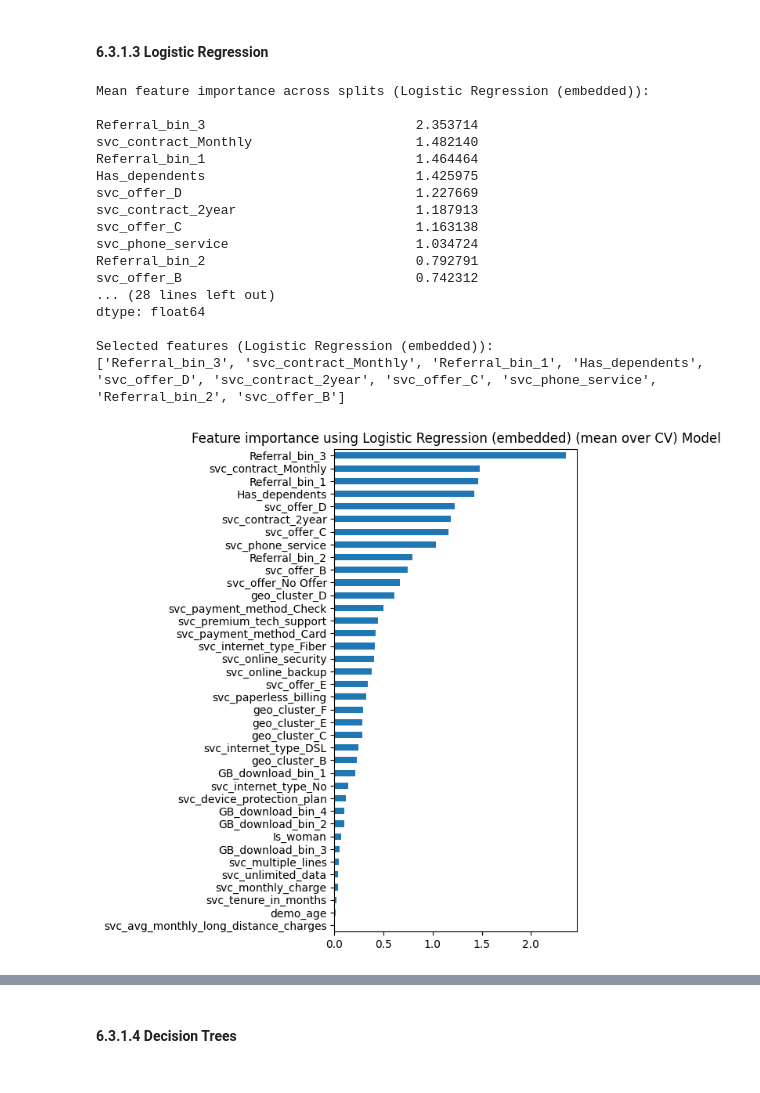
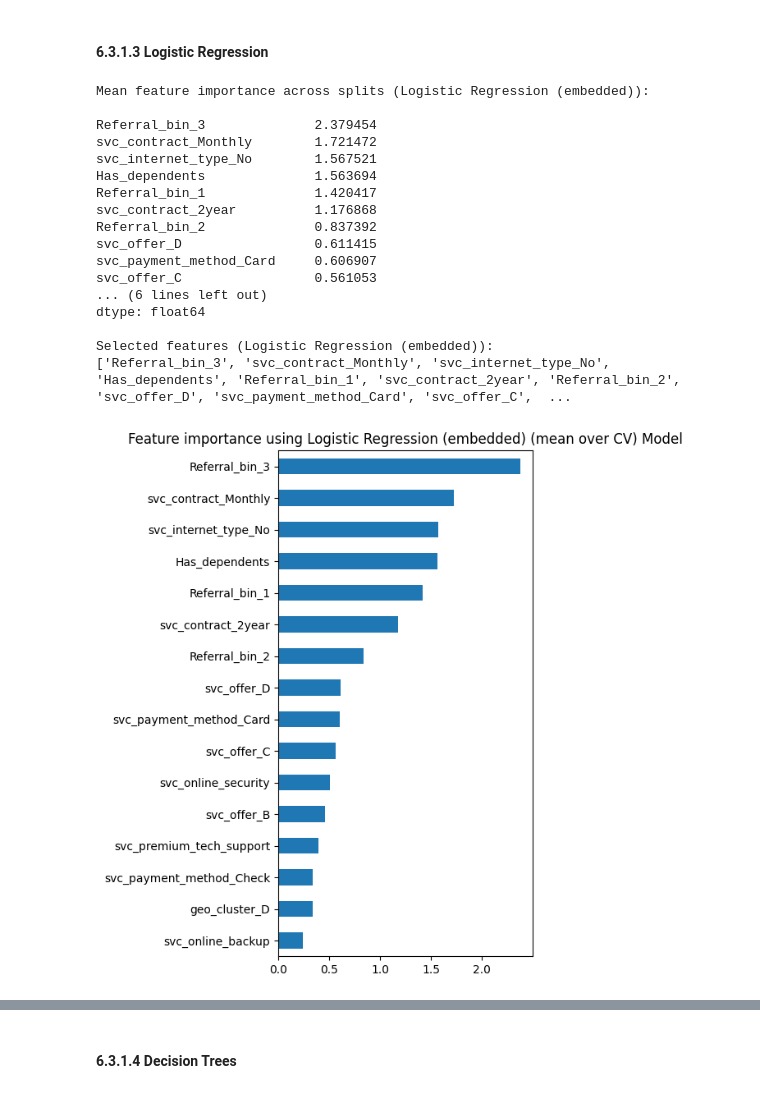
Before and after one commit to sergiopatinha/EnterpriseDataScienceBootcamp_workgroup, a Jupyter notebook: notebooks/03_data_preparation.ipynb, the cells around one changed output, grey strips where cells are left out. Cells and saved outputs as stored; diff of their text form; code cells hidden in the pictures.

```diff
--- a/notebooks/03_data_preparation.ipynb
+++ b/notebooks/03_data_preparation.ipynb
@@ -1182,8 +1206,8 @@ binary_cols = [
     "Has_dependents"
 ]
 
-for col in binary_cols:
-    X[col] = X[col].astype("int8")
+#for col in binary_cols:
+#    X[col] = X[col].astype("int8")
 
 # -------------- NOMINAL CATEGORICAL --------------
 object_cols = [
@@ -1196,8 +1220,8 @@ object_cols = [
     "geo_cluster"
 ]
 
-for col in object_cols:
-    X[col] = X[col].astype("category")
+#for col in object_cols:
+#    X[col] = X[col].astype("category")
 
 # -------------- CONTINUOUS NUMERIC --------------
 continuous_cols = [
@@ -1207,8 +1231,8 @@ continuous_cols = [
     "svc_monthly_charge",
 ]
 
-for col in continuous_cols:
-    X[col] = X[col].astype(float)
+#for col in continuous_cols:
+#    X[col] = X[col].astype(float)
 # %% [markdown]
 ### **5.2.2 Confirm Data Structure of X and X_final_test**
 # %%
@@ -2148,7 +2156,9 @@ cols_to_drop_filter = [
     "svc_internet_service",  # redundant with svc_monthly_charge
     "svc_streaming_tv",
     "svc_streaming_movies",
-    "svc_streaming_music"
+    "svc_streaming_music",
+    "Is_woman",
+    "svc_phone_service"
 ]
 
 # Drop only those that actually exist (defensive)
@@ -2537,3 +2611,22 @@ Feature ranking (top 20):
+# %%
+selected_features_log = [
+    "Referral_bin_3",
+    "svc_contract_Monthly",
+    "Has_dependents",
+    "Referral_bin_1",
+    "svc_contract_2year",
+    "Referral_bin_2",
+    "svc_offer_C",
+    "svc_offer_D",
+    "svc_internet_type_No",
+    "svc_offer_B",
+    "geo_cluster_D",
+    "svc_payment_method_Check",
+    "svc_online_security",
+    "svc_payment_method_Card",
+    "svc_premium_tech_support",
+    "svc_online_backup",
+]
 # %% [markdown]
 #### **6.2.1.4 RFECV with DecisionTreeClassifier**
 # %%
@@ -2797,7 +2890,7 @@ Together, these models allow us to compare how linear and tree-based algorithms
 # %%
 # Number of variabels to choose?
 
-k_features=10
+k_features=15
 # %% [markdown]
 #### **6.3.1.1 XGBoost**
 # %%
@@ -3019,41 +3132,43 @@ rf_selected_features
 # %% [markdown]
 #### **6.3.1.3 Logistic Regression**
 # %%
+X_enc_log = X_enc[selected_features_log]
+
 log_est = LogisticRegression(
     max_iter=20000,
     penalty="l2",
     solver="lbfgs",
     class_weight="balanced"
 )
 
 log_mean_imp, log_imp_splits, log_selected_features = select_best_features_embedded(
-    X_enc,
+    X_enc_log,
     y,
     skf,
     estimator=log_est,
     model_name="Logistic Regression (embedded)",
     importance_threshold=None,  # podes usar default = média
     top_k=k_features
 )
 # %% [output]
 Mean feature importance across splits (Logistic Regression (embedded)):
 
-Referral_bin_3                           2.353714
-svc_contract_Monthly                     1.482140
-Referral_bin_1                           1.464464
-Has_dependents                           1.425975
-svc_offer_D                              1.227669
-svc_contract_2year                       1.187913
-svc_offer_C                              1.163138
-svc_phone_service                        1.034724
-Referral_bin_2                           0.792791
-svc_offer_B                              0.742312
-... (28 lines left out)
+Referral_bin_3              2.379454
+svc_contract_Monthly        1.721472
+svc_internet_type_No        1.567521
+Has_dependents              1.563694
+Referral_bin_1              1.420417
+svc_contract_2year          1.176868
+Referral_bin_2              0.837392
+svc_offer_D                 0.611415
+svc_payment_method_Card     0.606907
+svc_offer_C                 0.561053
+... (6 lines left out)
 dtype: float64
 
 Selected features (Logistic Regression (embedded)):
-['Referral_bin_3', 'svc_contract_Monthly', 'Referral_bin_1', 'Has_dependents', 'svc_offer_D', 'svc_contract_2year', 'svc_offer_C', 'svc_phone_service', 'Referral_bin_2', 'svc_offer_B']
+['Referral_bin_3', 'svc_contract_Monthly', 'svc_internet_type_No', 'Has_dependents', 'Referral_bin_1', 'svc_contract_2year', 'Referral_bin_2', 'svc_offer_D', 'svc_payment_method_Card', 'svc_offer_C',  ...
-[figure, old version]
+[figure, new version]
 # %%
 # Conclusion: Selected features:
 log_selected_features
```
Also changed, not shown: parts of 48 cells of this notebook.
